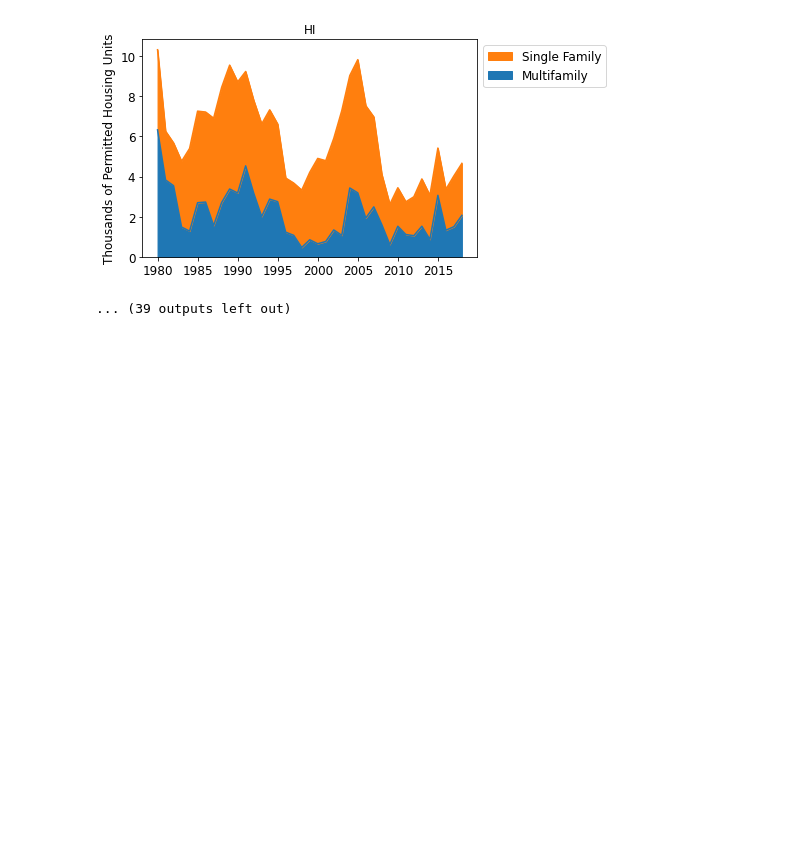
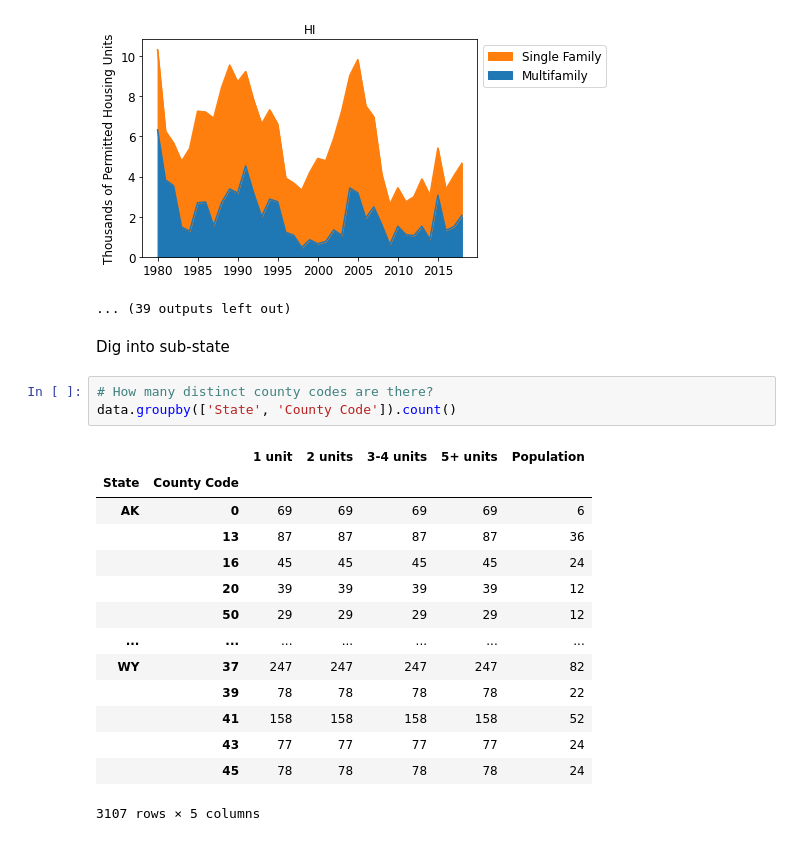
Before and after one commit to Tubbz-alt/building-permits-survey, a Jupyter notebook: state charts.ipynb, the cells around one changed output. Saved outputs shown, nothing was run; the diff lists cells and outputs as text; blank space fills up the shorter version.

```diff
--- a/state charts.ipynb
+++ b/state charts.ipynb
@@ -111,3 +111,23 @@ for state in states:
 [figure]
 [figure]
 ... (39 outputs left out)
+# %% [markdown]
+Dig into sub-state
+# %%
+# How many distinct county codes are there?
+data.groupby(['State', 'County Code']).count()
+# %% [output]
+|  |  | 1 unit | 2 units | 3-4 units | 5+ units | Population |
+| State | County Code |  |  |  |  |  |
+| AK | 0 | 69 | 69 | 69 | 69 | 6 |
+|  | 13 | 87 | 87 | 87 | 87 | 36 |
+|  | 16 | 45 | 45 | 45 | 45 | 24 |
+|  | 20 | 39 | 39 | 39 | 39 | 12 |
+|  | 50 | 29 | 29 | 29 | 29 | 12 |
+| ... | ... | ... | ... | ... | ... | ... |
+| WY | 37 | 247 | 247 | 247 | 247 | 82 |
+|  | 39 | 78 | 78 | 78 | 78 | 22 |
+|  | 41 | 158 | 158 | 158 | 158 | 52 |
+|  | 43 | 77 | 77 | 77 | 77 | 24 |
+|  | 45 | 78 | 78 | 78 | 78 | 24 |
+3107 rows × 5 columns
```
Also changed, not shown: parts of 3 cells of this notebook, 2 other files.
